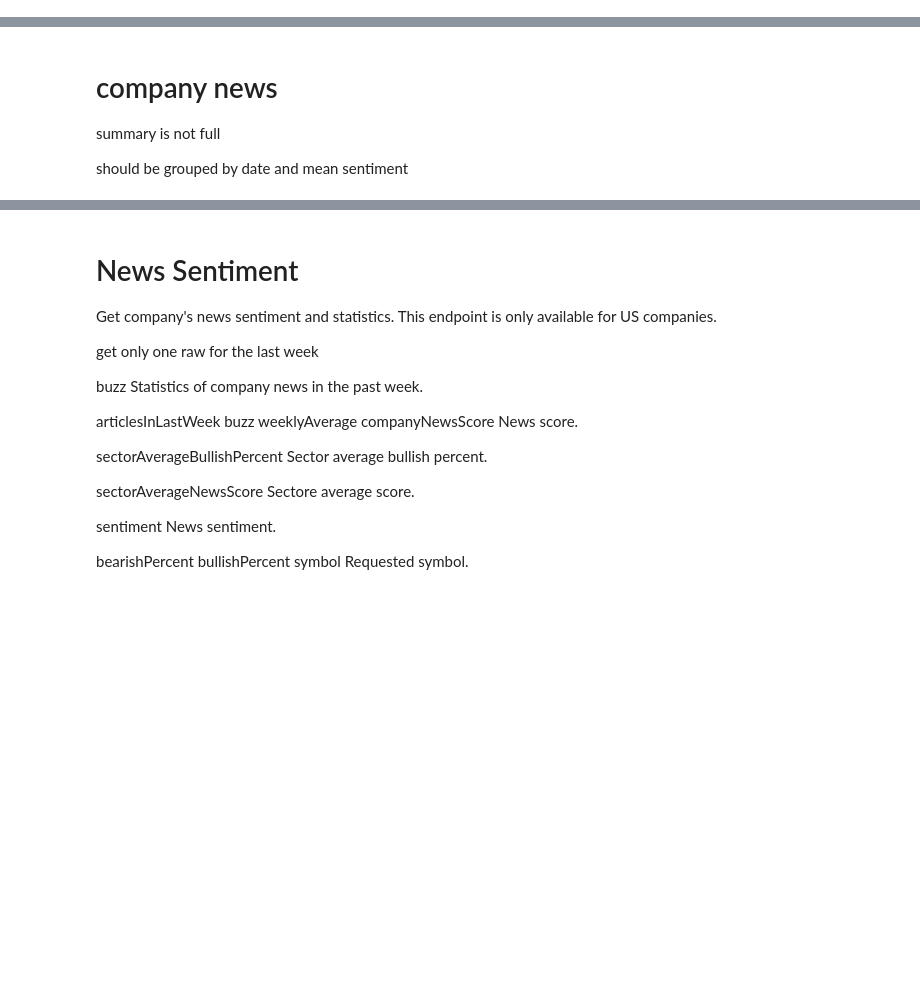
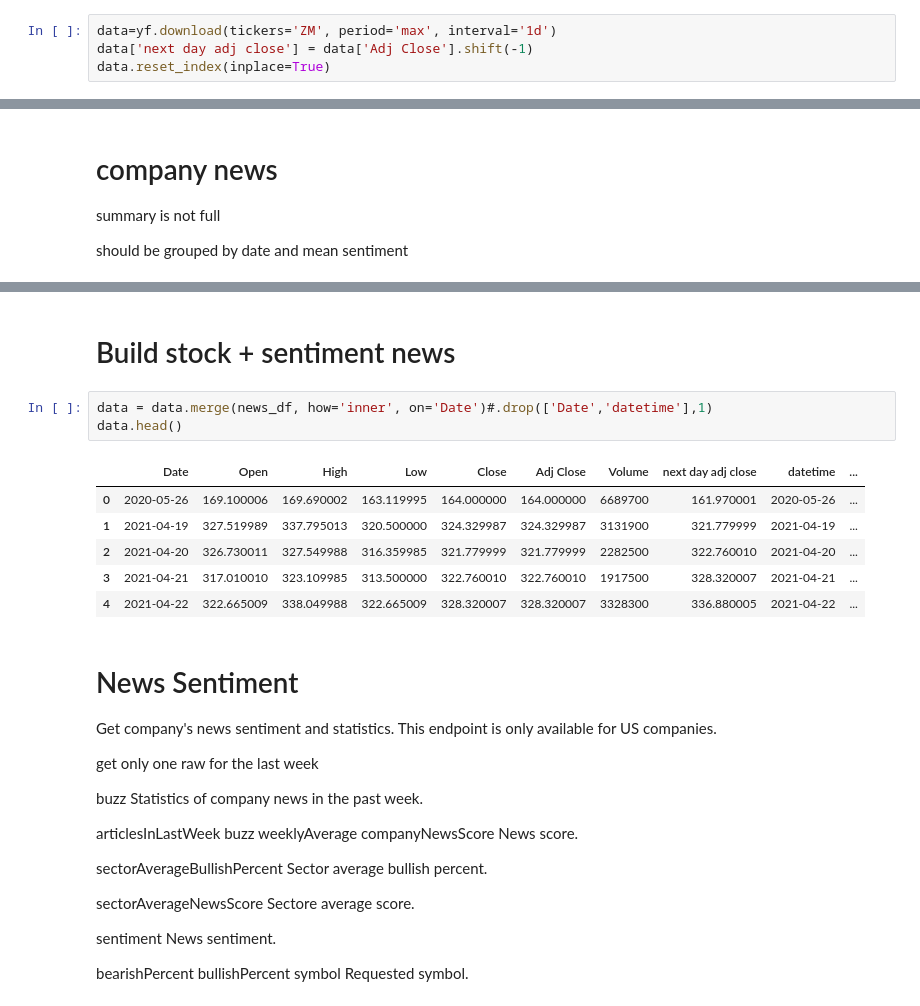
Before and after one commit to Louisaebert/Stock_Prediction, a Jupyter notebook: news_sentiment.ipynb, the cells around one changed output, grey strips where cells are left out. Saved outputs shown, nothing was run; the diff lists cells and outputs as text; blank space fills up the shorter version.

Commit message:
build df with stock,news and recommendations

```diff
--- a/news_sentiment.ipynb
+++ b/news_sentiment.ipynb
@@ -10,0 +13,4 @@ from datetime import datetime
+# %%
+data=yf.download(tickers='ZM', period='max', interval='1d')
+data['next day adj close'] = data['Adj Close'].shift(-1)
+data.reset_index(inplace=True)
@@ -56,3 +105,15 @@ news_df
+# %% [markdown]
+# Build stock + sentiment news
+# %%
+data = data.merge(news_df, how='inner', on='Date')#.drop(['Date','datetime'],1)
+data.head()
+# %% [output]
+|  | Date | Open | High | Low | Close | Adj Close | Volume | next day adj close | datetime | ... |
+| 0 | 2020-05-26 | 169.100006 | 169.690002 | 163.119995 | 164.000000 | 164.000000 | 6689700 | 161.970001 | 2020-05-26 | ... |
+| 1 | 2021-04-19 | 327.519989 | 337.795013 | 320.500000 | 324.329987 | 324.329987 | 3131900 | 321.779999 | 2021-04-19 | ... |
+| 2 | 2021-04-20 | 326.730011 | 327.549988 | 316.359985 | 321.779999 | 321.779999 | 2282500 | 322.760010 | 2021-04-20 | ... |
+| 3 | 2021-04-21 | 317.010010 | 323.109985 | 313.500000 | 322.760010 | 322.760010 | 1917500 | 328.320007 | 2021-04-21 | ... |
+| 4 | 2021-04-22 | 322.665009 | 338.049988 | 322.665009 | 328.320007 | 328.320007 | 3328300 | 336.880005 | 2021-04-22 | ... |
 # %% [markdown]
 # News Sentiment
 Get company's news sentiment and statistics. This endpoint is only available for US companies.
```
Also changed, not shown: parts of 12 cells of this notebook.
